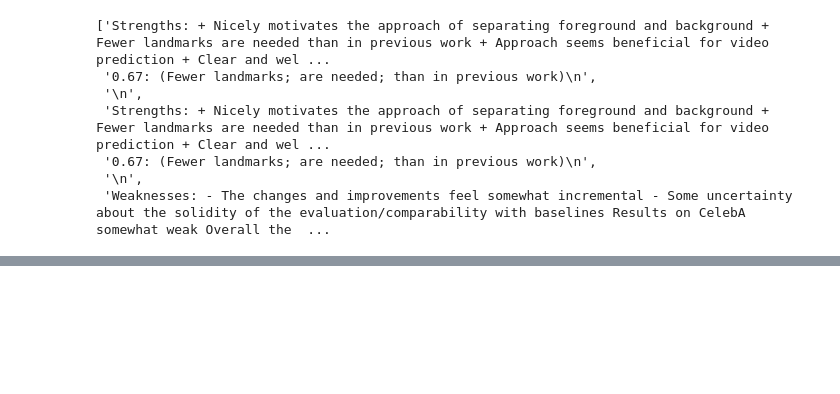
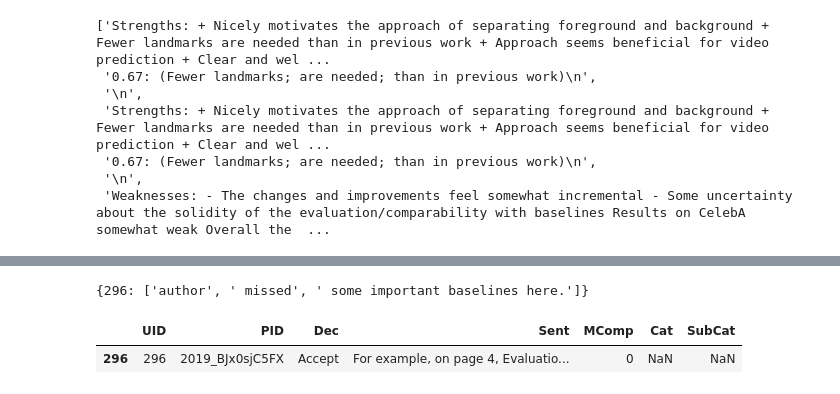
Before and after one commit to shruti-singh/meaningful-comparison, a Jupyter notebook: mcomp_text_extraction/Exp10_PrepDataForOpenIE6TripleExtraction.ipynb, the cells around one changed output, grey strips where cells are left out. Saved outputs shown, nothing was run; the diff lists cells and outputs as text; code cells hidden in the pictures; blank space fills up the shorter version.

```diff
--- a/mcomp_text_extraction/Exp10_PrepDataForOpenIE6TripleExtraction.ipynb
+++ b/mcomp_text_extraction/Exp10_PrepDataForOpenIE6TripleExtraction.ipynb
@@ -226,0 +767,9 @@ s[7:-2].split(";"), s1[7:-2].split(";")
+# %%
+test_sentid_triple_dict
+# %% [output]
+{296: ['author', ' missed', ' some important baselines here.']}
+# %%
+df_test.iloc[[296]]
+# %% [output]
+|  | UID | PID | Dec | Sent | MComp | Cat | SubCat |
+| 296 | 296 | 2019_BJx0sjC5FX | Accept | For example, on page 4, Evaluatio... | 0 | NaN | NaN |
```
Also changed, not shown: parts of 59 cells of this notebook, 10 other files.
